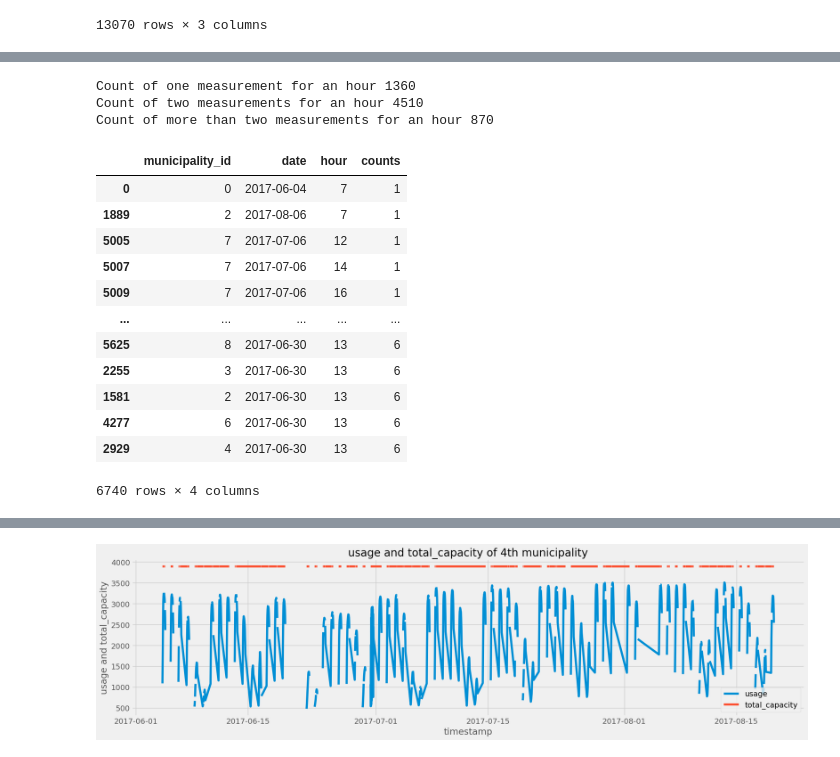
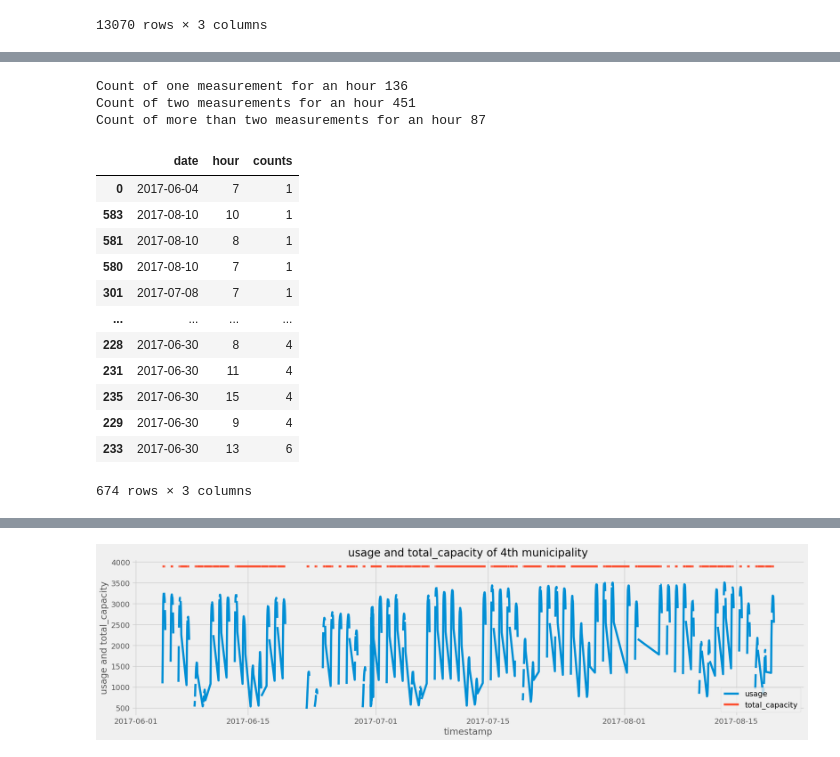
Before and after one commit to uzunb/municipality-bus-utilization-forecasting, a Jupyter notebook: notebooks/prophet_model.ipynb, the cells around one changed output, grey strips where cells are left out. Cells and saved outputs as stored; diff of their text form; code cells hidden in the pictures.

```diff
--- a/notebooks/prophet_model.ipynb
+++ b/notebooks/prophet_model.ipynb
@@ -45,3 +37,8 @@ df
 | 2017-08-19 16:30:35 | 6 | 1680 | 3113 |
 | 2017-08-19 16:30:35 | 3 | 1189 | 1930 |
 13070 rows × 3 columns
+# %%
+selected_municipality_id = 4
+df = df[df['municipality_id'] == selected_municipality_id]
+df.drop(columns=['municipality_id'], inplace=True)
+df
@@ -95,28 +107,28 @@ df.sort_values(by='usage_percentage', ascending=False).head()
 # %%
 # Check missing values. due to 'There are 10 municipalities (ids from 0 to 9), and two measurements for an hour.'
 
-check_df = df[['municipality_id', 'date', 'hour']].groupby(['municipality_id', 'date', 'hour']).size().reset_index(name='counts')
+check_df = df[['date', 'hour']].groupby(['date', 'hour']).size().reset_index(name='counts')
 print("Count of one measurement for an hour", check_df[check_df['counts'] == 1].shape[0])
 print("Count of two measurements for an hour", check_df[check_df['counts'] == 2].shape[0])
 print("Count of more than two measurements for an hour", check_df[check_df['counts'] > 2].shape[0])
 check_df.sort_values('counts', ascending=True)
 # %% [output]
-Count of one measurement for an hour 1360
-Count of two measurements for an hour 4510
-Count of more than two measurements for an hour 870
+Count of one measurement for an hour 136
+Count of two measurements for an hour 451
+Count of more than two measurements for an hour 87
-|  | municipality_id | date | hour | counts |
-| 0 | 0 | 2017-06-04 | 7 | 1 |
-| 1889 | 2 | 2017-08-06 | 7 | 1 |
-| 5005 | 7 | 2017-07-06 | 12 | 1 |
-| 5007 | 7 | 2017-07-06 | 14 | 1 |
-| 5009 | 7 | 2017-07-06 | 16 | 1 |
-| ... | ... | ... | ... | ... |
-| 5625 | 8 | 2017-06-30 | 13 | 6 |
-| 2255 | 3 | 2017-06-30 | 13 | 6 |
-| 1581 | 2 | 2017-06-30 | 13 | 6 |
-| 4277 | 6 | 2017-06-30 | 13 | 6 |
-| 2929 | 4 | 2017-06-30 | 13 | 6 |
+|  | date | hour | counts |
+| 0 | 2017-06-04 | 7 | 1 |
+| 583 | 2017-08-10 | 10 | 1 |
+| 581 | 2017-08-10 | 8 | 1 |
+| 580 | 2017-08-10 | 7 | 1 |
+| 301 | 2017-07-08 | 7 | 1 |
+| ... | ... | ... | ... |
+| 228 | 2017-06-30 | 8 | 4 |
+| 231 | 2017-06-30 | 11 | 4 |
+| 235 | 2017-06-30 | 15 | 4 |
+| 229 | 2017-06-30 | 9 | 4 |
+| 233 | 2017-06-30 | 13 | 6 |
-6740 rows × 4 columns
+674 rows × 3 columns
 # %%
 # create new timestamp for one measurement for an hour
 from datetime import datetime
```
Also changed, not shown: parts of 14 cells of this notebook.
